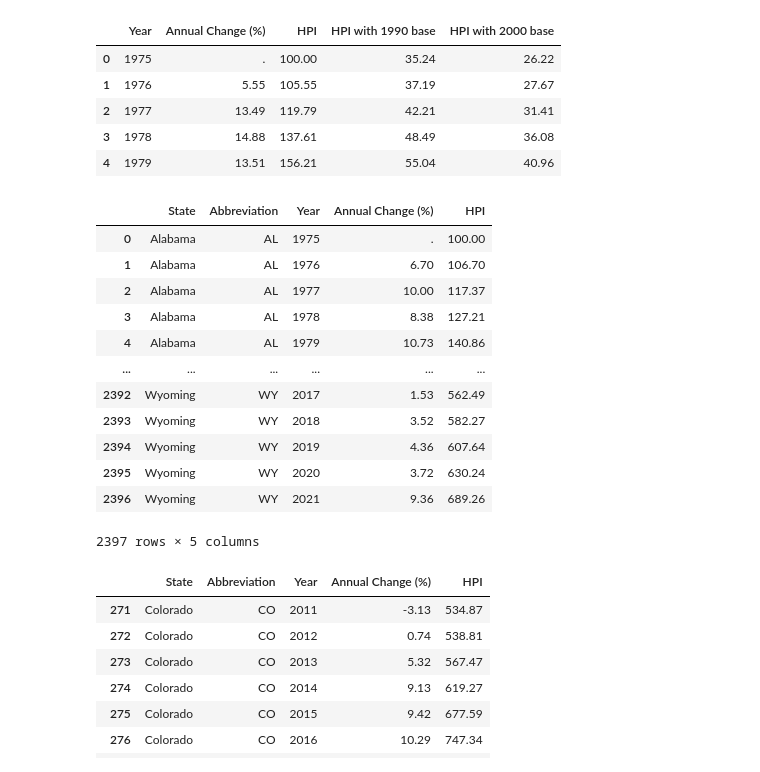
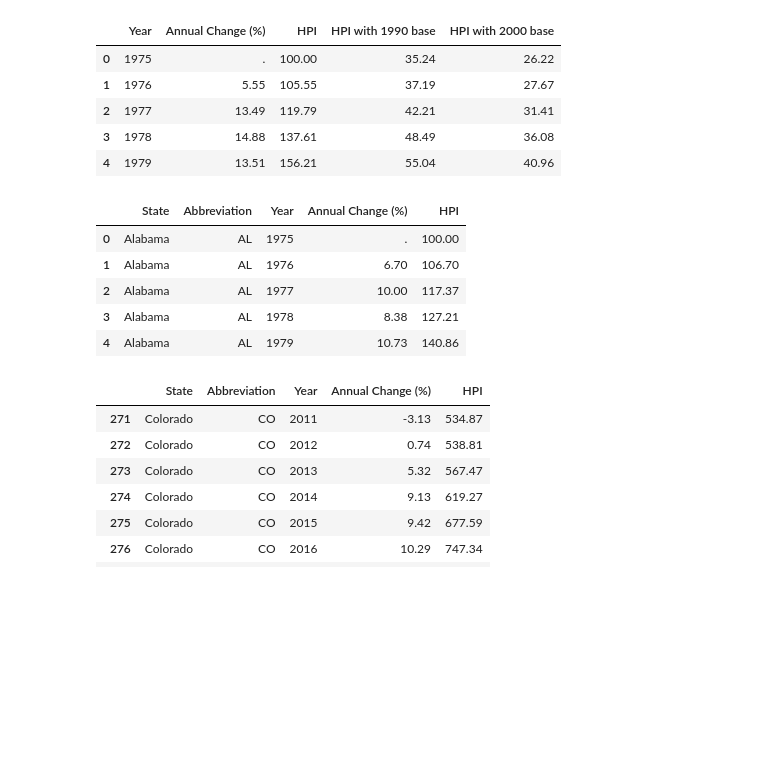
Before and after one commit to pbhan710/project01-group12, a Jupyter notebook: 1. Main/Main.ipynb, the cells around one changed output. Drawn from its saved outputs; the diff is of its cells as text; code cells hidden in the pictures; blank space fills up the shorter version.

```diff
--- a/1. Main/Main.ipynb
+++ b/1. Main/Main.ipynb
@@ -41,21 +41,14 @@ national_df.head()
 # %%
 # drop columns
 reduced_df = df.drop(columns=['HPI with 1990 base', 'HPI with 2000 base', 'Unnamed: 8', 'FIPS'])
-reduced_df
+reduced_df.head()
 # %% [output]
 |  | State | Abbreviation | Year | Annual Change (%) | HPI |
 | 0 | Alabama | AL | 1975 | . | 100.00 |
 | 1 | Alabama | AL | 1976 | 6.70 | 106.70 |
 | 2 | Alabama | AL | 1977 | 10.00 | 117.37 |
 | 3 | Alabama | AL | 1978 | 8.38 | 127.21 |
 | 4 | Alabama | AL | 1979 | 10.73 | 140.86 |
-| ... | ... | ... | ... | ... | ... |
-| 2392 | Wyoming | WY | 2017 | 1.53 | 562.49 |
-| 2393 | Wyoming | WY | 2018 | 3.52 | 582.27 |
-| 2394 | Wyoming | WY | 2019 | 4.36 | 607.64 |
-| 2395 | Wyoming | WY | 2020 | 3.72 | 630.24 |
-| 2396 | Wyoming | WY | 2021 | 9.36 | 689.26 |
-2397 rows × 5 columns
 # %%
 # Reduce df to Colorado/Vermont with just the years needed
 colorado_df = reduced_df.loc[((reduced_df['State'] == 'Colorado') | (reduced_df['State'] == 'Vermont'))\
```
Also changed, not shown: parts of 1 cell of this notebook, 3 other files.
